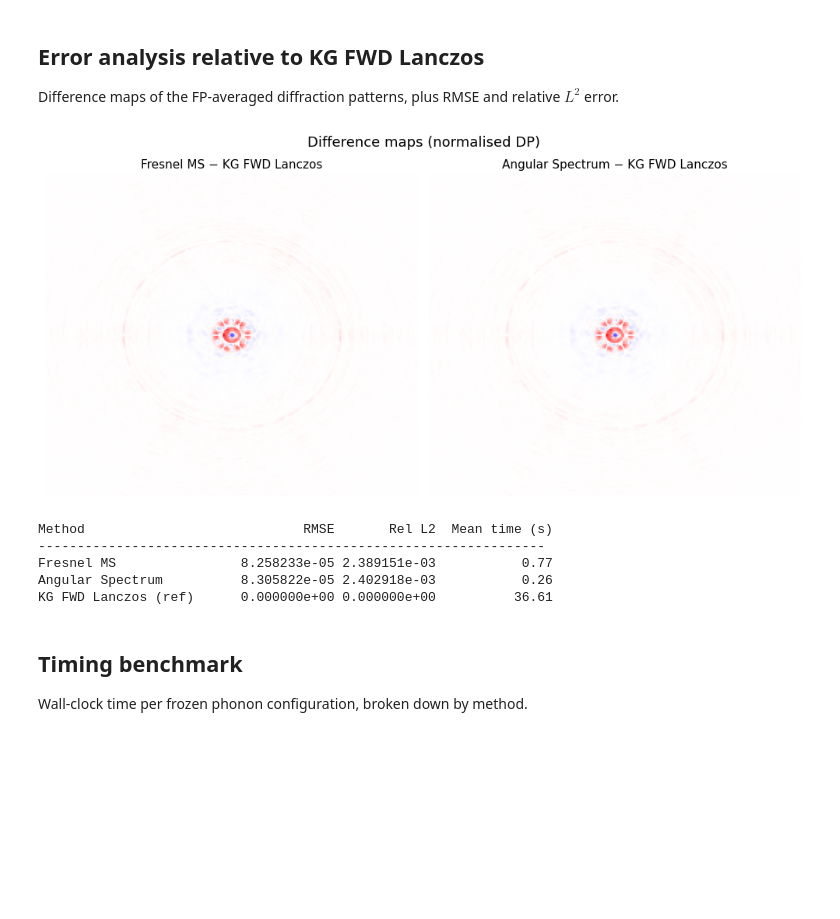
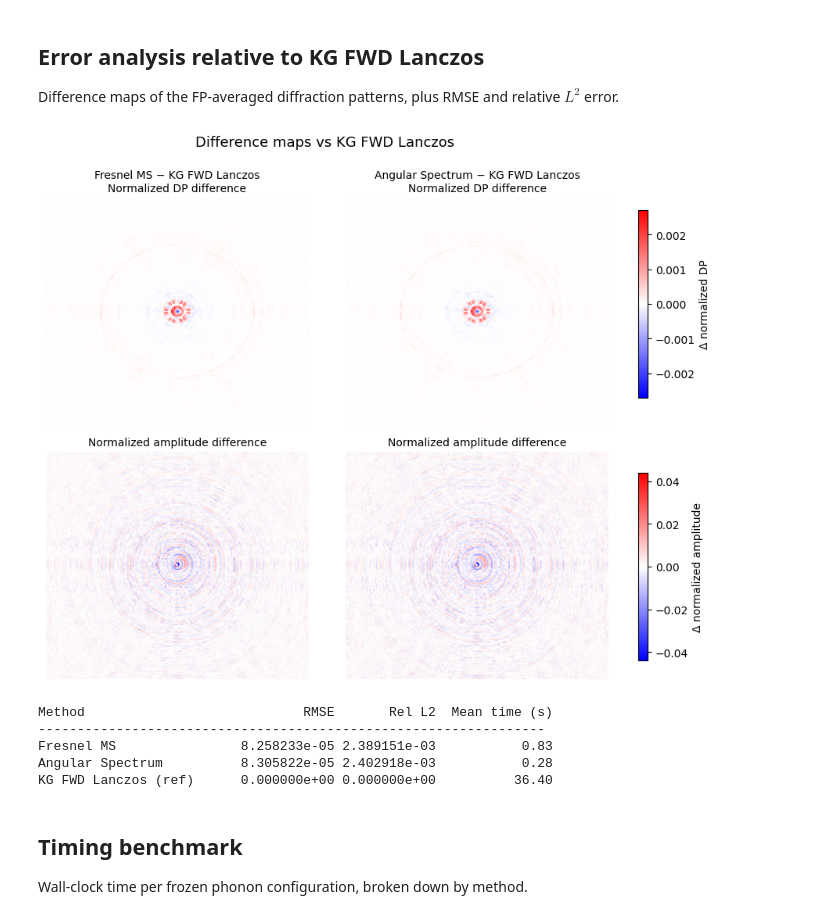
Before and after one commit to DavidLanders95/WideAnglePropagation, a Jupyter notebook: notebooks/frozen_phonon/04_frozen_phonon_cbed_si.ipynb, the cells around one changed output. Saved outputs shown, nothing was run; the diff lists cells and outputs as text; code cells hidden in the pictures; blank space fills up the shorter version.

```diff
--- a/notebooks/frozen_phonon/04_frozen_phonon_cbed_si.ipynb
+++ b/notebooks/frozen_phonon/04_frozen_phonon_cbed_si.ipynb
@@ -308,46 +308,83 @@ plt.show()
 Difference maps of the FP-averaged diffraction patterns, plus RMSE and relative $L^2$ error.
 # %%
 ref_name = "KG FWD Lanczos"
+
+# --- Reference normalizations ---
 dp_ref = dp_avg[ref_name]
 dp_ref_norm = dp_ref / dp_ref.max() if dp_ref.max() > 0 else dp_ref
 
+amp_ref = np.abs(exit_waves[ref_name])
+amp_ref_norm = amp_ref / amp_ref.max() if amp_ref.max() > 0 else amp_ref
+
 compare_names = [n for n in method_names if n != ref_name]
 
-# --- Difference maps ---
-fig, axes = plt.subplots(1, len(compare_names), figsize=(5 * len(compare_names), 5))
+# --- Precompute normalized differences ---
+dp_diffs, amp_diffs = [], []
+for name in compare_names:
+    dp_n = dp_avg[name] / dp_avg[name].max() if dp_avg[name].max() > 0 else dp_avg[name]
+    amp_n = np.abs(exit_waves[name])
+    amp_n = amp_n / amp_n.max() if amp_n.max() > 0 else amp_n
+
+    dp_diffs.append(dp_n - dp_ref_norm)
+    amp_diffs.append(amp_n - amp_ref_norm)
+
+dp_vlim = max(max(abs(d.min()), abs(d.max())) for d in dp_diffs)
+amp_vlim = max(max(abs(d.min()), abs(d.max())) for d in amp_diffs)
+dp_vlim = max(dp_vlim, 1e-6)
+amp_vlim = max(amp_vlim, 1e-6)
+
+# --- Difference maps: DP + amplitude ---
+fig, axes = plt.subplots(2, len(compare_names), figsize=(5 * len(compare_names), 8))
 if len(compare_names) == 1:
-    axes = [axes]
+    axes = np.array([[axes[0]], [axes[1]]])
 
+im_dp = im_amp = None
 for j, name in enumerate(compare_names):
-    dp_n = dp_avg[name] / dp_avg[name].max() if dp_avg[name].max() > 0 else dp_avg[name]
-    diff = dp_n - dp_ref_norm
-    vlim = max(abs(diff.min()), abs(diff.max()), 1e-6)
-    axes[j].imshow(diff, cmap="bwr", origin="lower", vmin=-vlim, vmax=vlim)
-    axes[j].set_title(f"{name} − {ref_name}", fontsize=11)
-    axes[j].axis("off")
+    im_dp = axes[0, j].imshow(
+        dp_diffs[j], cmap="bwr", origin="lower", vmin=-dp_vlim, vmax=dp_vlim
+    )
+    axes[0, j].set_title(f"{name} − {ref_name}\nNormalized DP Amplitude difference", fontsize=10)
+    axes[0, j].axis("off")
 
-fig.suptitle("Difference maps (normalised DP)", fontsize=13)
-plt.tight_layout()
+    im_amp = axes[1, j].imshow(
+        amp_diffs[j], cmap="bwr", origin="lower", vmin=-amp_vlim, vmax=amp_vlim
+    )
+    axes[1, j].set_title("Normalized amplitude difference", fontsize=10)
+    axes[1, j].axis("off")
+
+# Move images closer together
+fig.subplots_adjust(right=0.88, wspace=0.03, hspace=0.12)
+
+# Shared colorbars (one per row)
+cax1 = fig.add_axes([0.90, 0.56, 0.012, 0.30])
+cbar1 = fig.colorbar(im_dp, cax=cax1)
+cbar1.set_label("Δ normalized DP")
+
+cax2 = fig.add_axes([0.90, 0.14, 0.012, 0.30])
+cbar2 = fig.colorbar(im_amp, cax=cax2)
+cbar2.set_label("Δ normalized amplitude")
+
+fig.suptitle("Difference maps vs KG FWD Lanczos", fontsize=13)
 plt.show()
 
-# --- Error table ---
+# --- Error table (DP-based, unchanged metric) ---
 print(f"\n{'Method':<25} {'RMSE':>12} {'Rel L2':>12} {'Mean time (s)':>14}")
 print("-" * 65)
 for name in method_names:
     dp_n = dp_avg[name] / dp_avg[name].max() if dp_avg[name].max() > 0 else dp_avg[name]
     diff = dp_n - dp_ref_norm
     rmse = float(np.sqrt(np.mean(diff**2)))
     rel_l2 = float(np.linalg.norm(diff) / (np.linalg.norm(dp_ref_norm) + 1e-30))
     mean_t = method_timings[name] / n_fp
     marker = " (ref)" if name == ref_name else ""
     print(f"{name + marker:<25} {rmse:>12.6e} {rel_l2:>12.6e} {mean_t:>14.2f}")
 # %% [output]
-[figure, old version]
+[figure, new version]
 Method                            RMSE       Rel L2  Mean time (s)
 -----------------------------------------------------------------
-Fresnel MS                8.258233e-05 2.389151e-03           0.77
-Angular Spectrum          8.305822e-05 2.402918e-03           0.26
-KG FWD Lanczos (ref)      0.000000e+00 0.000000e+00          36.61
+Fresnel MS                8.258233e-05 2.389151e-03           0.83
+Angular Spectrum          8.305822e-05 2.402918e-03           0.28
+KG FWD Lanczos (ref)      0.000000e+00 0.000000e+00          36.40
 # %% [markdown]
 ## Timing benchmark
 
```
Also changed, not shown: parts of 3 cells of this notebook, 25 other files.
